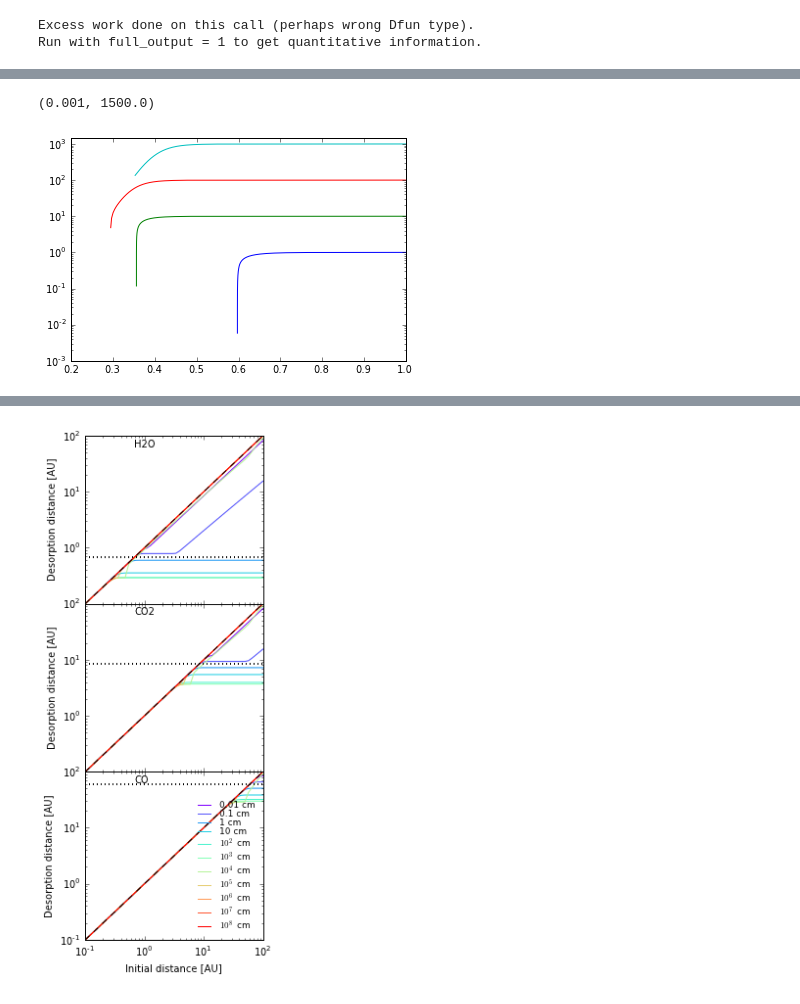
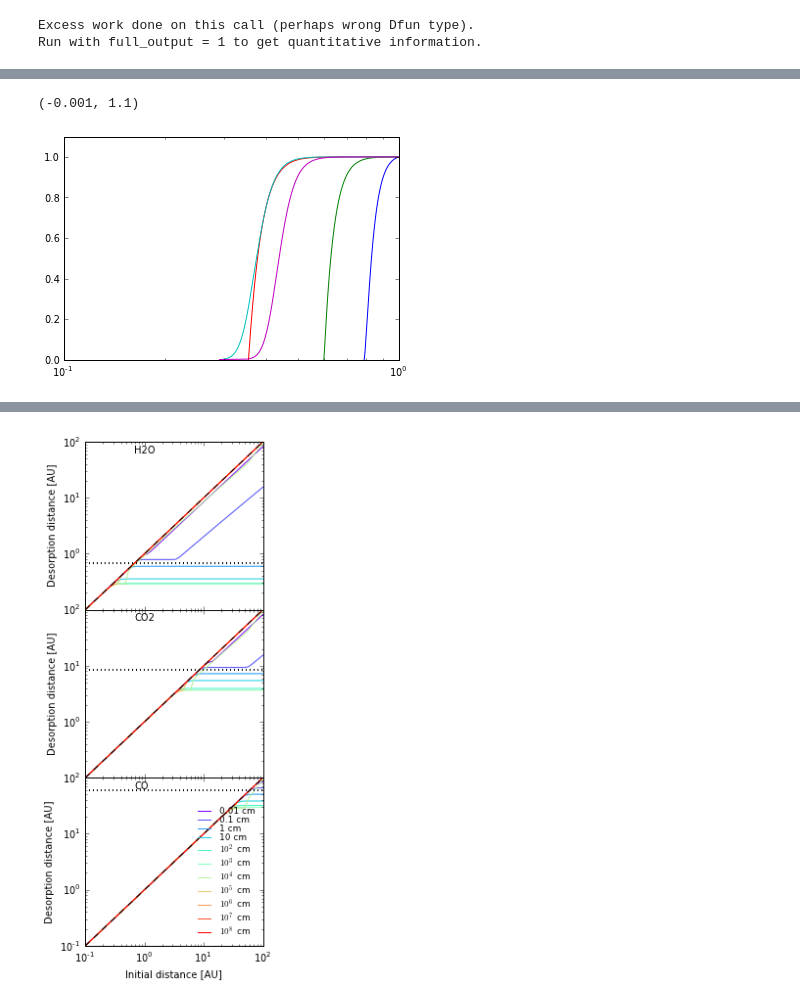
Before and after one commit to apiso/Thesis, a Jupyter notebook: python/CO_plots_new-Copy2.ipynb, the cells around one changed output, grey strips where cells are left out. Drawn from its saved outputs; the diff is of its cells as text; code cells hidden in the pictures.

```diff
--- a/python/CO_plots_new-Copy2.ipynb
+++ b/python/CO_plots_new-Copy2.ipynb
@@ -338,6 +338,8 @@ a, arr10 = x0
 s10 =[]
 for i in range(50):
     s10 = append(s10, arr10[i, :, 1][-1])
+# %%
+t10, a10, s10 = rf(1, 0.1, 18, 5800, rhos = 2.0, mu = 2.3, Sigma0 = 2e3, betaS = 1., npts = 1e5, nptsin = 1e5, vphi = 0)
 # %%
 t11, a11, s11 = rf(1, 1, 18, 5800, rhos = 2.0, mu = 2.3, Sigma0 = 2e3, betaS = 1., npts = 1e5, nptsin = 1e5, vphi = 0)
 t110, a110, s110 = rf(1, 10, 18, 5800, rhos = 2.0, mu = 2.3, Sigma0 = 2e3, betaS = 1., npts = 1e5, nptsin = 1e5, vphi = 0)
@@ -356,9 +591,11 @@ plt.xlim(xmin = 1e-4)
 # %%
-plt.semilogy(a11, s11)
-plt.plot(a110, s110)
-plt.plot(a1100, s1100)
-plt.plot(a11000, s11000)
-plt.ylim(ymax = 1.5e3)
+plt.semilogx(a10, s10**3 / 0.1**3)
+plt.plot(a11, s11**3)
+plt.plot(a110, s110**3 / 10**3)
+plt.plot(a1100, s1100**3/100**3)
+plt.plot(a11000, s11000**3 / 1000**3)
+#plt.plot(a110000, s110000**3 / 10000**3)
+plt.ylim(ymin = -1e-3, ymax = 1.1)
 # %% [output]
-(0.001, 1500.0)
+(-0.001, 1.1)
-[figure, old version]
+[figure, new version]
```
Also changed, not shown: parts of 18 cells of this notebook, 12 other files.
